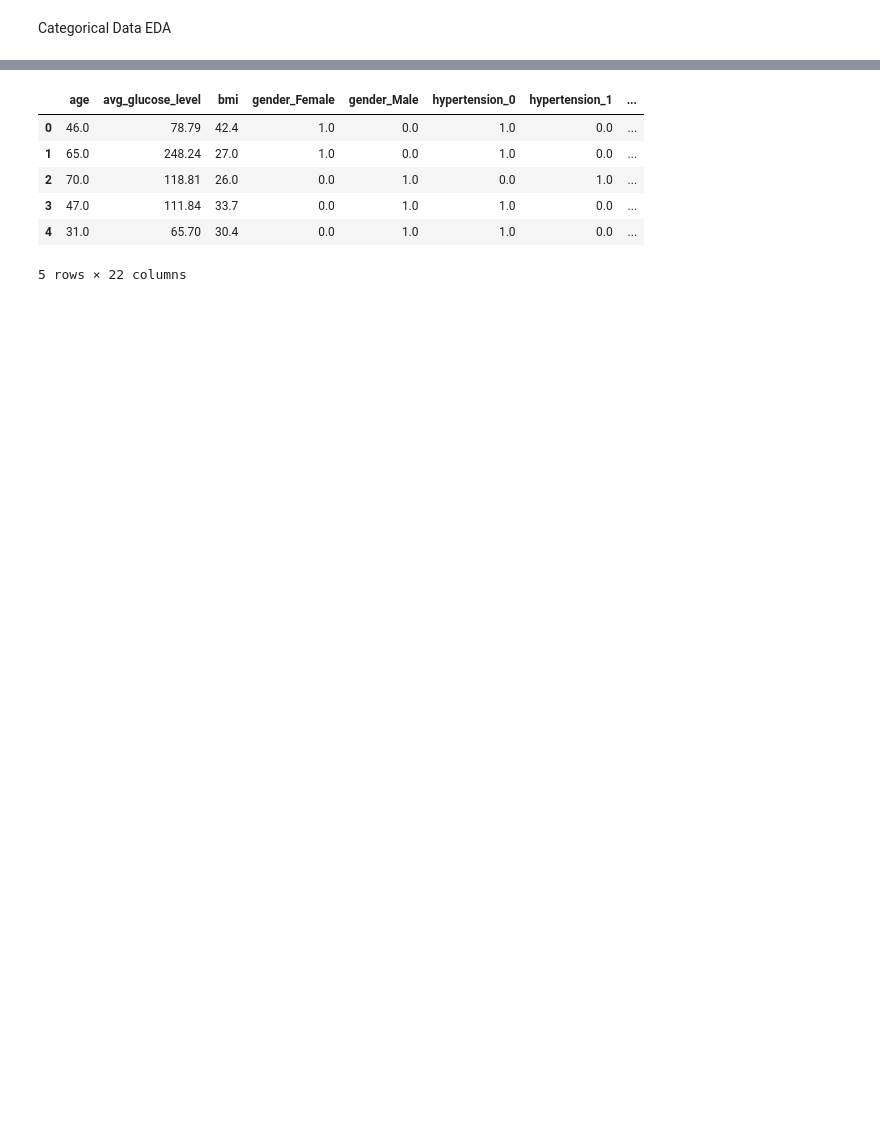
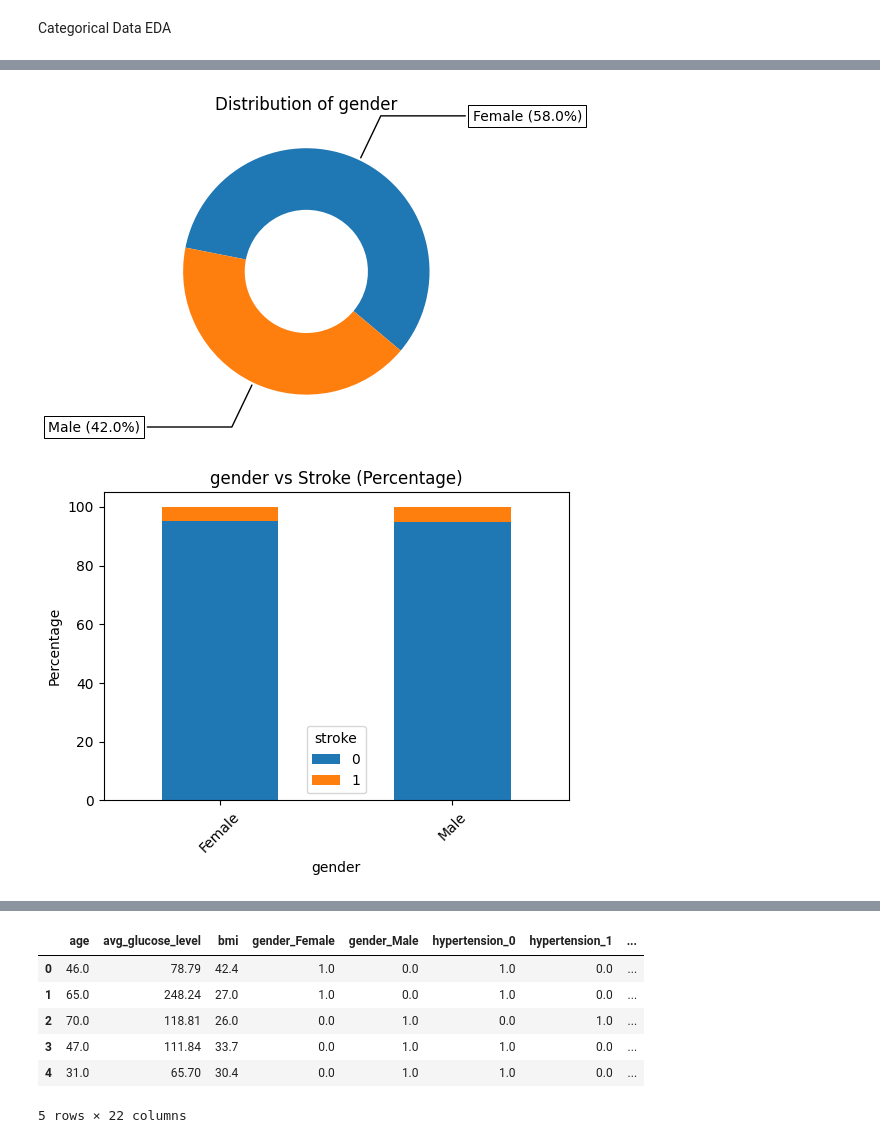
Before and after one commit to sunilramjali/ml_datascienceproject_remote, a Jupyter notebook: brainstroke.ipynb, the cells around one changed output, grey strips where cells are left out. Drawn from its saved outputs; the diff is of its cells as text; code cells hidden in the pictures; blank space fills up the shorter version.

```diff
--- a/brainstroke.ipynb
+++ b/brainstroke.ipynb
@@ -312,9 +235,0 @@ visualise_categorical_features(df)
-# %%
-# Stacked bar chart to show relationship between categorical features and target variable
-
-for col in cat_cols:
-    ct = pd.crosstab(df[col], df["stroke"], normalize="index")
-    ct.plot(kind="bar", stacked=True)
-    plt.title(f"{col} vs Stroke (Proportion)")
-    plt.ylabel("Proportion")
-    plt.show()
@@ -328,0 +236,69 @@ for col in cat_cols:
+# %%
+def categorical_eda(df, cat_cols):
+    """
+    Performs categorical EDA with:
+    1. Distribution summary
+    2. Donut chart
+    3. Stacked bar chart of category proportions vs stroke
+    """
+
+    for col in cat_cols:
+        print(df[col].value_counts(dropna=False))
+        print(round(df[col].value_counts(normalize=True, dropna=False) * 100, 2))
+
+        # Donut chart
+        # Pie chart code reference from: https://matplotlib.org/stable/gallery/pie_and_polar_charts/pie_and_donut_labels.html
+        counts = df[col].value_counts(dropna=False)
+        labels = counts.index.astype(str)
+        data = counts.values
+        total = data.sum()
+
+        fig, ax = plt.subplots(figsize=(6, 4), subplot_kw=dict(aspect="equal"))
+
+        wedges, texts = ax.pie(
+            data,
+            wedgeprops=dict(width=0.5),
+            startangle=-40
+        )
+
+        bbox_props = dict(boxstyle="square,pad=0.3", fc="w", ec="k", lw=0.72)
+        kw = dict(
+            arrowprops=dict(arrowstyle="-"),
+            bbox=bbox_props,
+            zorder=0,
+            va="center"
+        )
+
+        for i, p in enumerate(wedges):
+            ang = (p.theta2 - p.theta1) / 2. + p.theta1
+            y = np.sin(np.deg2rad(ang))
+            x = np.cos(np.deg2rad(ang))
+
+            horizontalalignment = {-1: "right", 1: "left"}[int(np.sign(x))]
+            connectionstyle = f"angle,angleA=0,angleB={ang}"
+            kw["arrowprops"].update({"connectionstyle": connectionstyle})
+
+            percentage = data[i] / total * 100
+
+            ax.annotate(
+                f"{labels[i]} ({percentage:.1f}%)",
+                xy=(x, y),
+                xytext=(1.35 * np.sign(x), 1.4 * y),
+                horizontalalignment=horizontalalignment,
+                **kw
+            )
+
+        ax.set_title(f"Distribution of {col}")
+        plt.show()
+
+        # Stacked percentage bar chart vs stroke
+        ct = pd.crosstab(df[col], df["stroke"], normalize="index") * 100
+        ct.plot(kind="bar", stacked=True, figsize=(6, 4))
+        plt.title(f"{col} vs Stroke (Percentage)")
+        plt.ylabel("Percentage")
+        plt.xticks(rotation=45)
+        plt.legend(title="stroke")
+        plt.show()
+
+categorical_eda(df, cat_cols)
+# %% [output]
@@ -328,0 +313,2 @@ for col in cat_cols:
+[figure, added]
+[figure, added]
```
Also changed, not shown: parts of 64 cells of this notebook, 12 other files.
